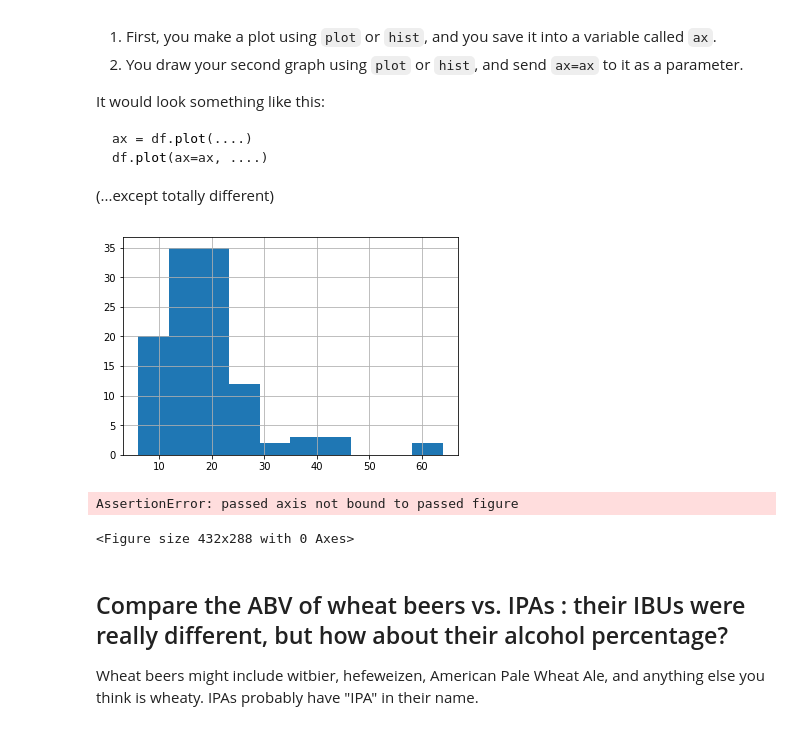
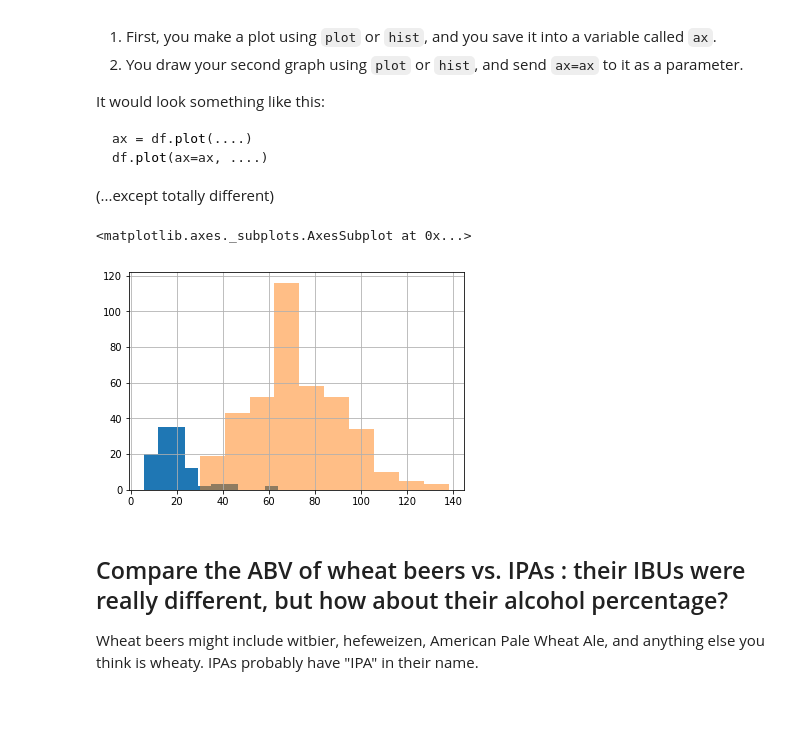
Before and after one commit to adi07wad/foundations-1, a Jupyter notebook: 06-homework-part1/Dataset ONE - Beer cans.ipynb, the cells around one changed output. Drawn from its saved outputs; the diff is of its cells as text; code cells hidden in the pictures.

```diff
--- a/06-homework-part1/Dataset ONE - Beer cans.ipynb
+++ b/06-homework-part1/Dataset ONE - Beer cans.ipynb
@@ -497,14 +494,10 @@ df.plot(ax=ax, ....)
 (...except totally different)
 # %%
 ax = wheatbeer.IBUs.hist()
+ipas.IBUs.hist(ax=ax, alpha=0.5)
 # %% [output]
+<matplotlib.axes._subplots.AxesSubplot at 0x...>
-[figure, old version]
+[figure, new version]
-# %%
-#not working
-ipas.IBUs.hist(ax=ax)
-# %% [output]
-AssertionError: passed axis not bound to passed figure
-<Figure size 432x288 with 0 Axes>
 # %% [markdown]
 ## Compare the ABV of wheat beers vs. IPAs : their IBUs were really different, but how about their alcohol percentage?
 
```
Also changed, not shown: parts of 9 cells of this notebook, 4 other files.
